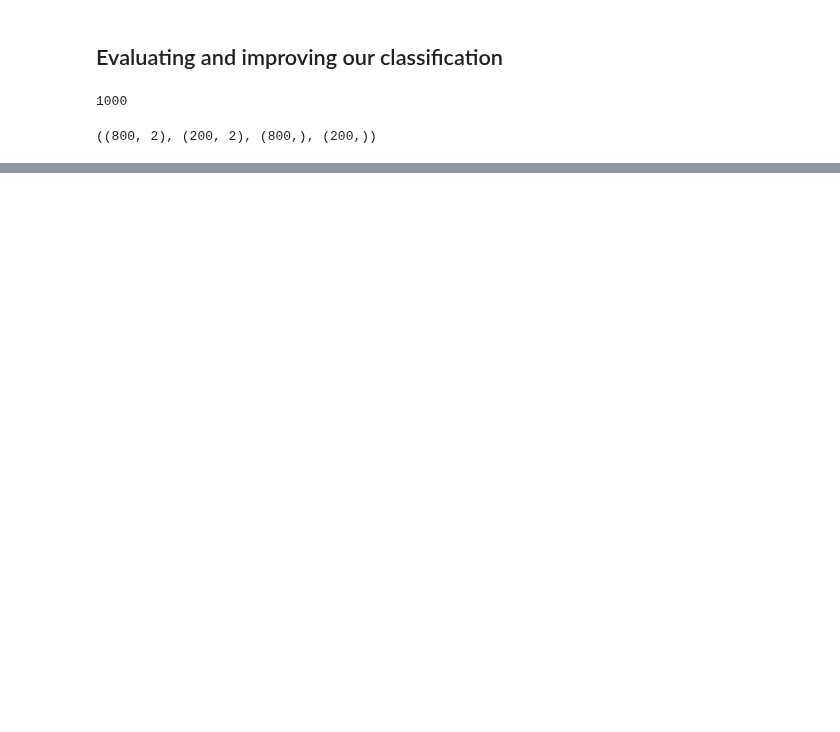
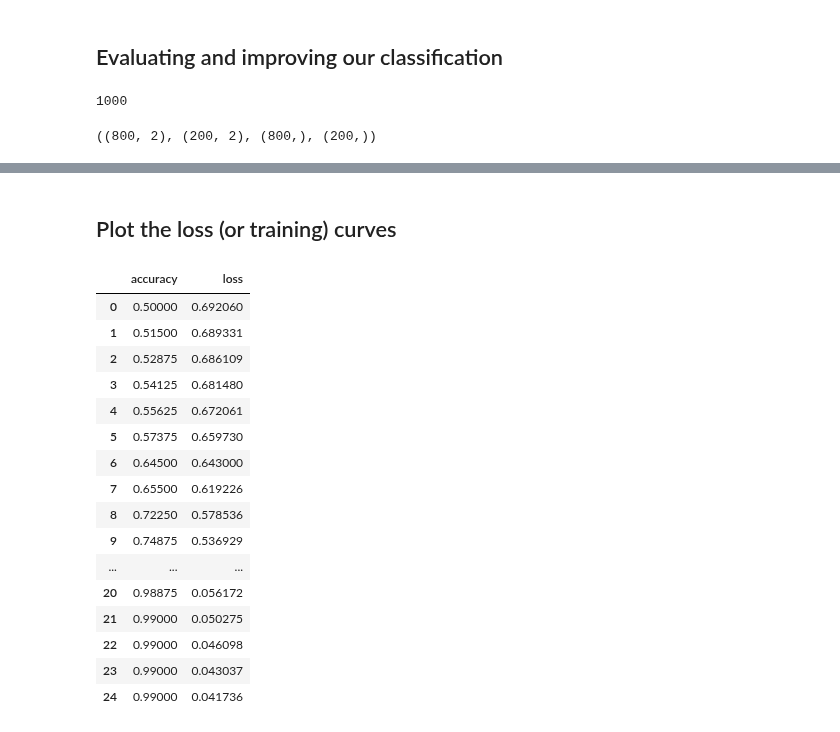
Before and after one commit to Adnan-edu/tensorflow-deep-learning, a Jupyter notebook: 02_neural_network_classification_in_tensorflow_gcolab.ipynb, the cells around one changed output, grey strips where cells are left out. Cells and saved outputs as stored; diff of their text form; code cells hidden in the pictures; blank space fills up the shorter version.

```diff
--- a/02_neural_network_classification_in_tensorflow_gcolab.ipynb
+++ b/02_neural_network_classification_in_tensorflow_gcolab.ipynb
@@ -608,0 +609,23 @@ Doing binary classification
+# %% [markdown]
+## Plot the loss (or training) curves
+# %%
+# Convert the history object into a DataFrame
+pd.DataFrame(history.history)
+# %% [output]
+|  | accuracy | loss |
+| 0 | 0.50000 | 0.692060 |
+| 1 | 0.51500 | 0.689331 |
+| 2 | 0.52875 | 0.686109 |
+| 3 | 0.54125 | 0.681480 |
+| 4 | 0.55625 | 0.672061 |
+| 5 | 0.57375 | 0.659730 |
+| 6 | 0.64500 | 0.643000 |
+| 7 | 0.65500 | 0.619226 |
+| 8 | 0.72250 | 0.578536 |
+| 9 | 0.74875 | 0.536929 |
+| ... | ... | ... |
+| 20 | 0.98875 | 0.056172 |
+| 21 | 0.99000 | 0.050275 |
+| 22 | 0.99000 | 0.046098 |
+| 23 | 0.99000 | 0.043037 |
+| 24 | 0.99000 | 0.041736 |
```
Also changed, not shown: parts of 21 cells of this notebook.
